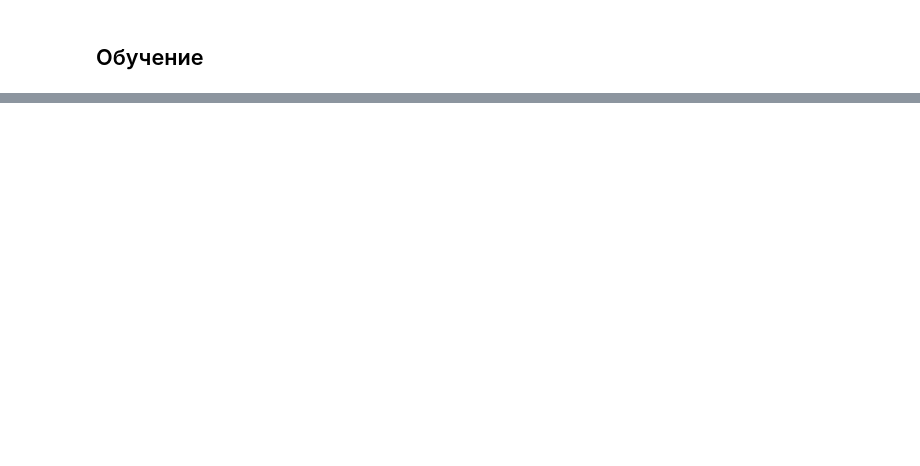
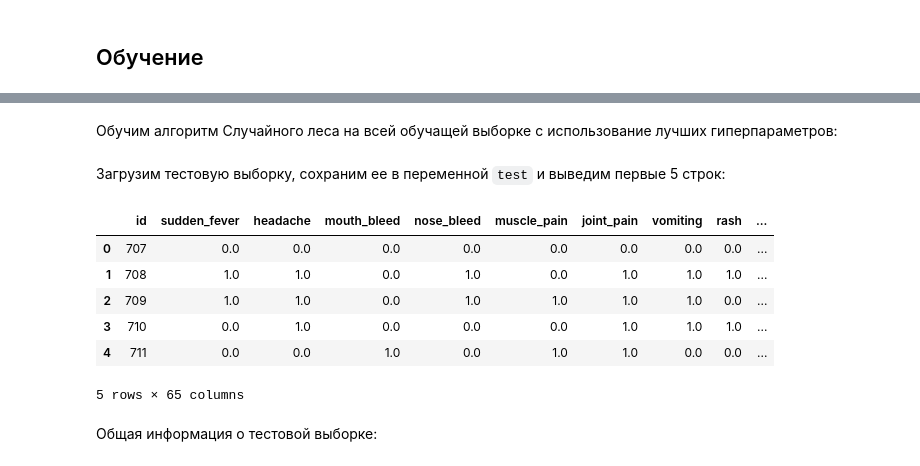
Before and after one commit to aleksandr-del/kaggle-competitions, a Jupyter notebook: season_3_episode_13.ipynb, the cells around one changed output, grey strips where cells are left out. Cells and saved outputs as stored; diff of their text form; code cells hidden in the pictures; blank space fills up the shorter version.

```diff
--- a/season_3_episode_13.ipynb
+++ b/season_3_episode_13.ipynb
@@ -231,0 +265,2 @@ def map3(y_true,y_pred):
+# %% [markdown]
+Обучим алгоритм Случайного леса на всей обучащей выборке с использование лучших гиперпараметров:
@@ -231,0 +271,16 @@ def map3(y_true,y_pred):
+# %% [markdown]
+Загрузим тестовую выборку, сохраним ее в переменной `test` и выведим первые 5 строк:
+# %%
+test = pd.read_csv('/content/data/test.csv')
+# %%
+test.head()
+# %% [output]
+|  | id | sudden_fever | headache | mouth_bleed | nose_bleed | muscle_pain | joint_pain | vomiting | rash | ... |
+| 0 | 707 | 0.0 | 0.0 | 0.0 | 0.0 | 0.0 | 0.0 | 0.0 | 0.0 | ... |
+| 1 | 708 | 1.0 | 1.0 | 0.0 | 1.0 | 0.0 | 1.0 | 1.0 | 1.0 | ... |
+| 2 | 709 | 1.0 | 1.0 | 0.0 | 1.0 | 1.0 | 1.0 | 1.0 | 0.0 | ... |
+| 3 | 710 | 0.0 | 1.0 | 0.0 | 0.0 | 0.0 | 1.0 | 1.0 | 1.0 | ... |
+| 4 | 711 | 0.0 | 0.0 | 1.0 | 0.0 | 1.0 | 1.0 | 0.0 | 0.0 | ... |
+5 rows × 65 columns
+# %% [markdown]
+Общая информация о тестовой выборке:
```
Also changed, not shown: parts of 37 cells of this notebook.
